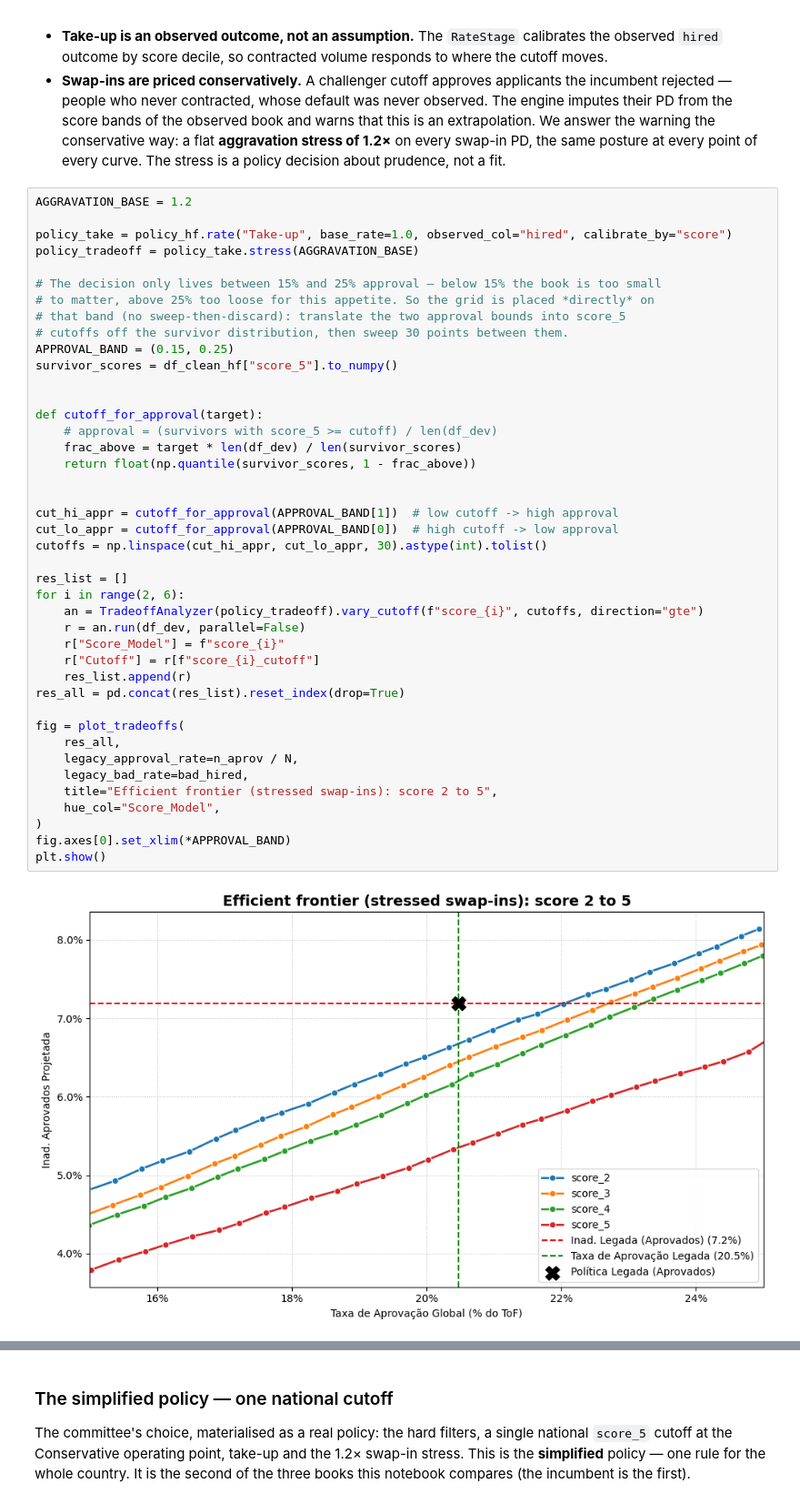
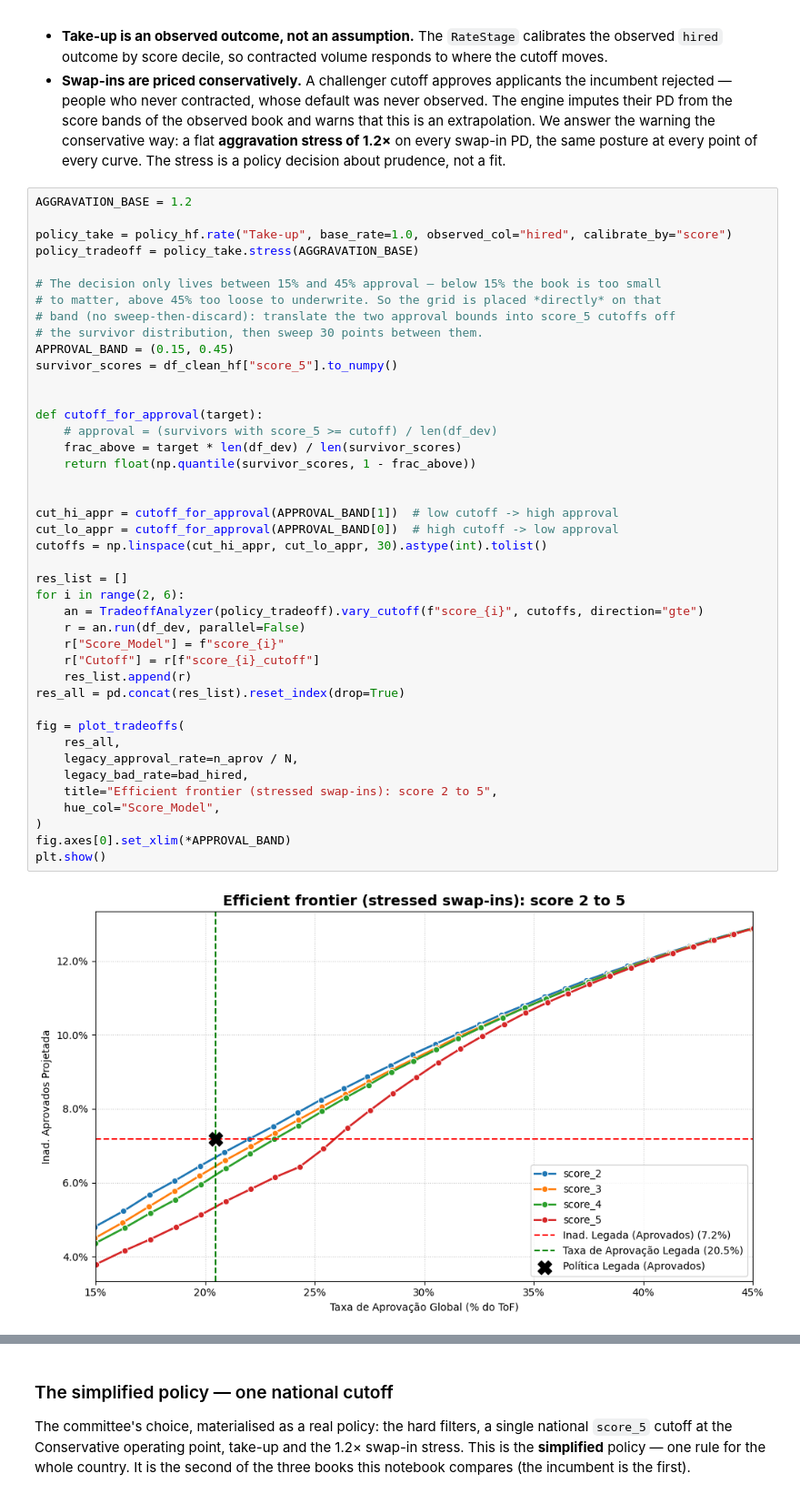
Before and after one commit to matheuspasche/pycreditools, a Jupyter notebook: src/pycreditools/examples/tutorial_masterclass.ipynb, the cells around one changed output, grey strips where cells are left out. Shown at 91% size. Saved outputs shown, nothing was run; the diff lists cells and outputs as text.

```diff
--- a/src/pycreditools/examples/tutorial_masterclass.ipynb
+++ b/src/pycreditools/examples/tutorial_masterclass.ipynb
@@ -237,44 +237,44 @@ AGGRAVATION_BASE = 1.2
 policy_take = policy_hf.rate("Take-up", base_rate=1.0, observed_col="hired", calibrate_by="score")
 policy_tradeoff = policy_take.stress(AGGRAVATION_BASE)
 
-# The decision only lives between 15% and 25% approval — below 15% the book is too small
-# to matter, above 25% too loose for this appetite. So the grid is placed *directly* on
-# that band (no sweep-then-discard): translate the two approval bounds into score_5
-# cutoffs off the survivor distribution, then sweep 30 points between them.
-APPROVAL_BAND = (0.15, 0.25)
+# The decision only lives between 15% and 45% approval — below 15% the book is too small
+# to matter, above 45% too loose to underwrite. So the grid is placed *directly* on that
+# band (no sweep-then-discard): translate the two approval bounds into score_5 cutoffs off
+# the survivor distribution, then sweep 30 points between them.
+APPROVAL_BAND = (0.15, 0.45)
 survivor_scores = df_clean_hf["score_5"].to_numpy()
 
 
 def cutoff_for_approval(target):
     # approval = (survivors with score_5 >= cutoff) / len(df_dev)
     frac_above = target * len(df_dev) / len(survivor_scores)
     return float(np.quantile(survivor_scores, 1 - frac_above))
 
 
 cut_hi_appr = cutoff_for_approval(APPROVAL_BAND[1])  # low cutoff -> high approval
 cut_lo_appr = cutoff_for_approval(APPROVAL_BAND[0])  # high cutoff -> low approval
 cutoffs = np.linspace(cut_hi_appr, cut_lo_appr, 30).astype(int).tolist()
 
 res_list = []
 for i in range(2, 6):
     an = TradeoffAnalyzer(policy_tradeoff).vary_cutoff(f"score_{i}", cutoffs, direction="gte")
     r = an.run(df_dev, parallel=False)
     r["Score_Model"] = f"score_{i}"
     r["Cutoff"] = r[f"score_{i}_cutoff"]
     res_list.append(r)
 res_all = pd.concat(res_list).reset_index(drop=True)
 
 fig = plot_tradeoffs(
     res_all,
     legacy_approval_rate=n_aprov / N,
     legacy_bad_rate=bad_hired,
     title="Efficient frontier (stressed swap-ins): score 2 to 5",
     hue_col="Score_Model",
 )
 fig.axes[0].set_xlim(*APPROVAL_BAND)
 plt.show()
 # %% [output]
-[figure, old version]
+[figure, new version]
 # %% [markdown]
 ## 5. The three executive propositions (score 5)
 
```
Also changed, not shown: parts of 12 cells of this notebook.
